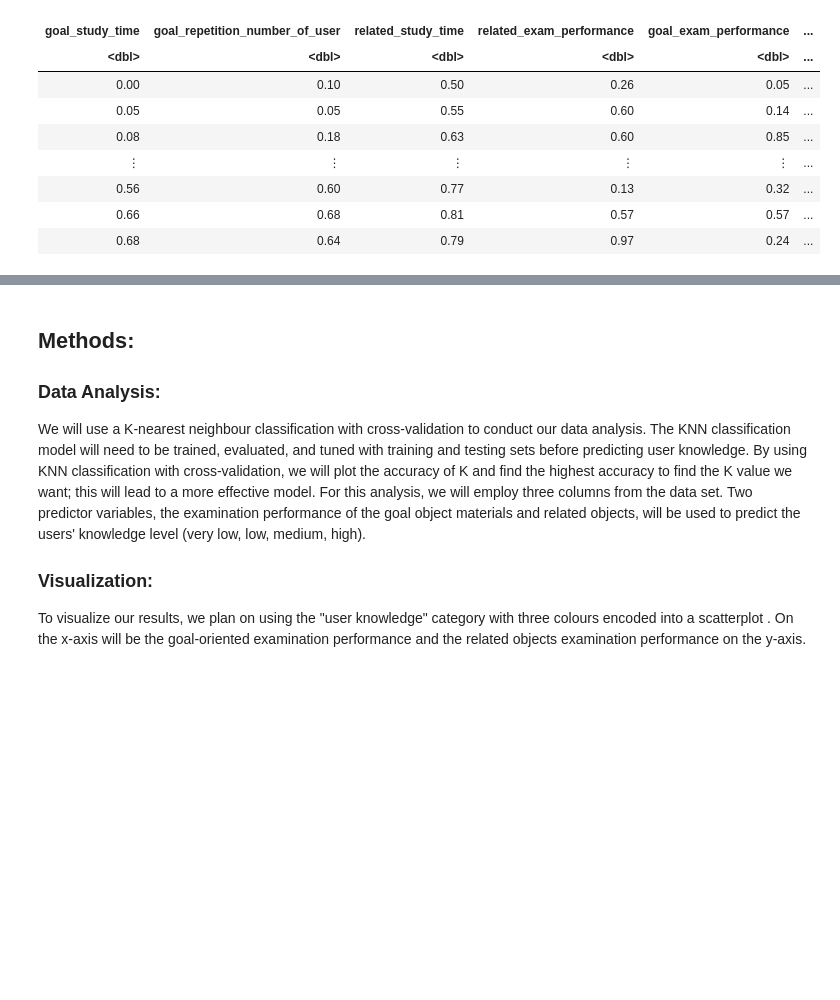
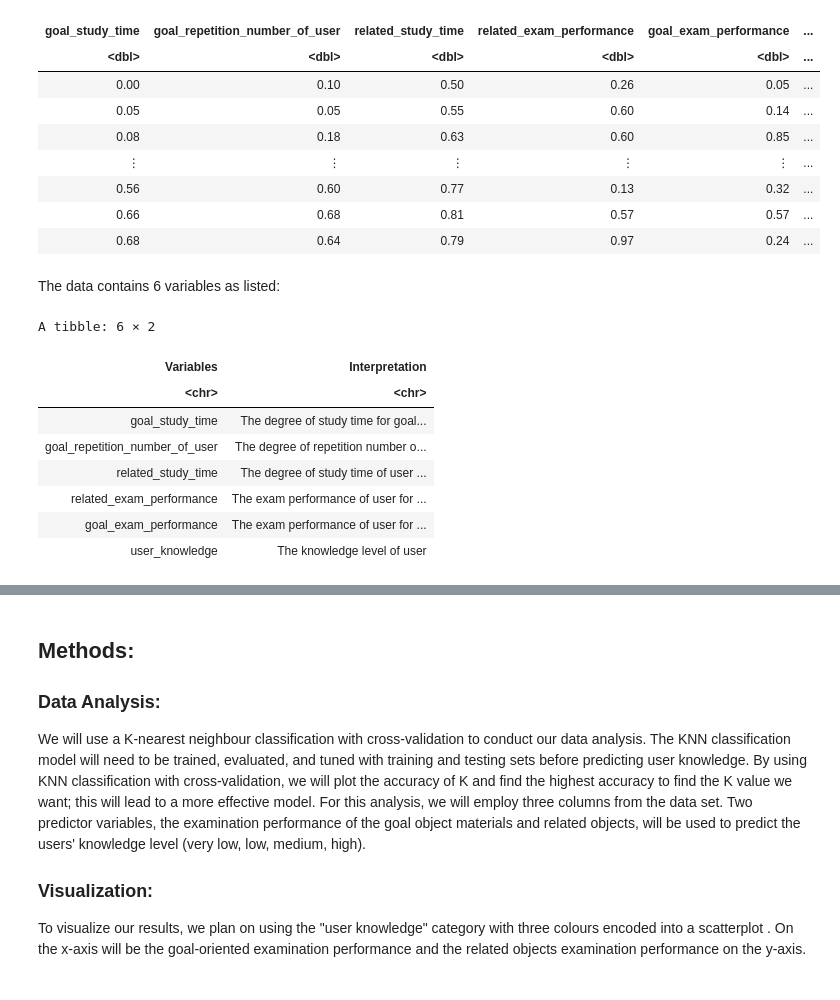
Before and after one commit to AmyChen354/Group-Project, a Jupyter notebook: project proposal.ipynb, the cells around one changed output, grey strips where cells are left out. Drawn from its saved outputs; the diff is of its cells as text; code cells hidden in the pictures; blank space fills up the shorter version.

```diff
--- a/project proposal.ipynb
+++ b/project proposal.ipynb
@@ -92,3 +77,17 @@ A tibble: 145 × 6
 | 0.56 | 0.60 | 0.77 | 0.13 | 0.32 | ... |
 | 0.66 | 0.68 | 0.81 | 0.57 | 0.57 | ... |
 | 0.68 | 0.64 | 0.79 | 0.97 | 0.24 | ... |
+# %% [markdown]
+The data contains 6 variables as listed:
+# %%
+tibble(Variables = c("goal_study_time", "goal_repetition_number_of_user", "related_study_time", "related_exam_performance", "goal_exam_performance", "user_knowledge"), Interpretation = c("The degree of study time for goal object materials", "The degree of repetition number of user for goal object materials", "The degree of study time of user for related objects with goal object", "The exam performance of user for related objects with goal object", "The exam performance of user for goal objects", "The knowledge level of user"))
+# %% [output]
+A tibble: 6 × 2
+| Variables | Interpretation |
+| <chr> | <chr> |
+| goal_study_time | The degree of study time for goal... |
+| goal_repetition_number_of_user | The degree of repetition number o... |
+| related_study_time | The degree of study time of user ... |
+| related_exam_performance | The exam performance of user for ... |
+| goal_exam_performance | The exam performance of user for ... |
+| user_knowledge | The knowledge level of user |
```
Also changed, not shown: parts of 8 cells of this notebook.
